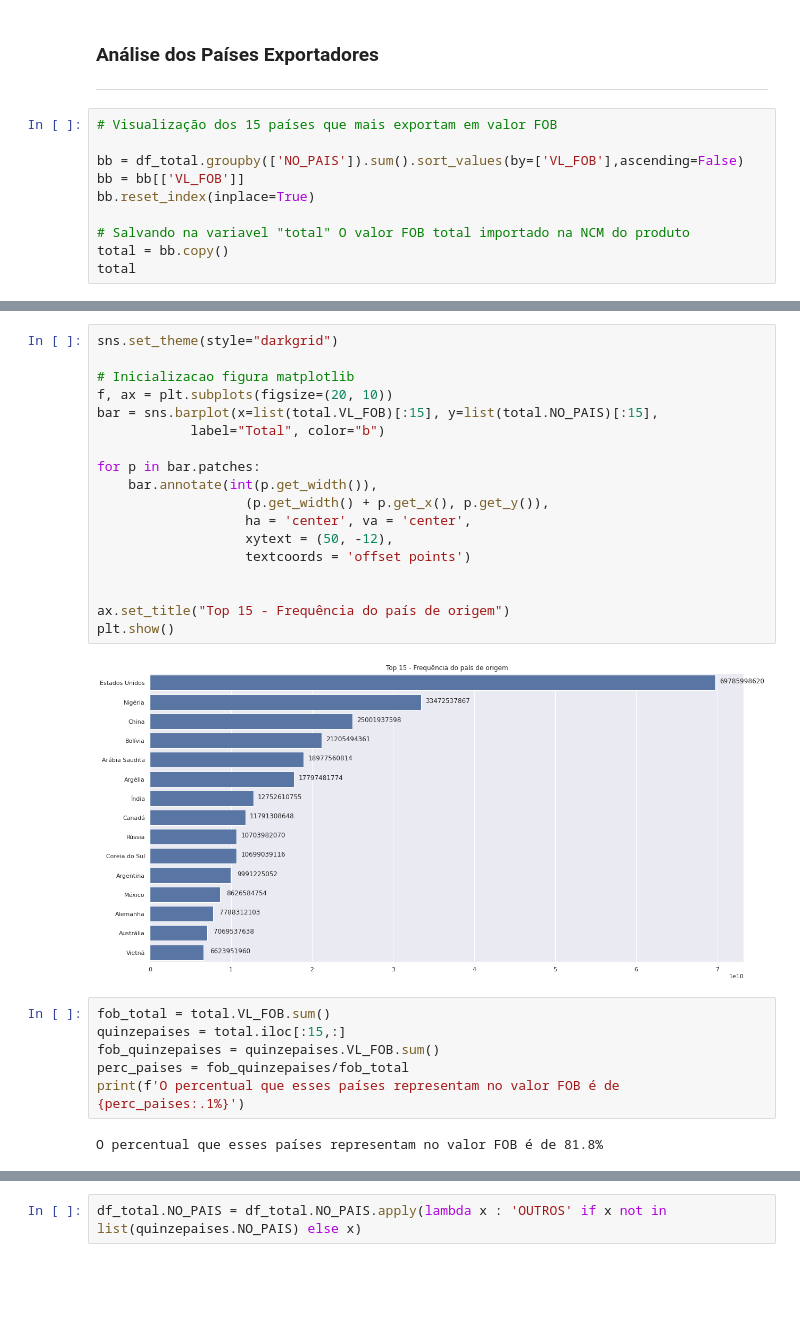
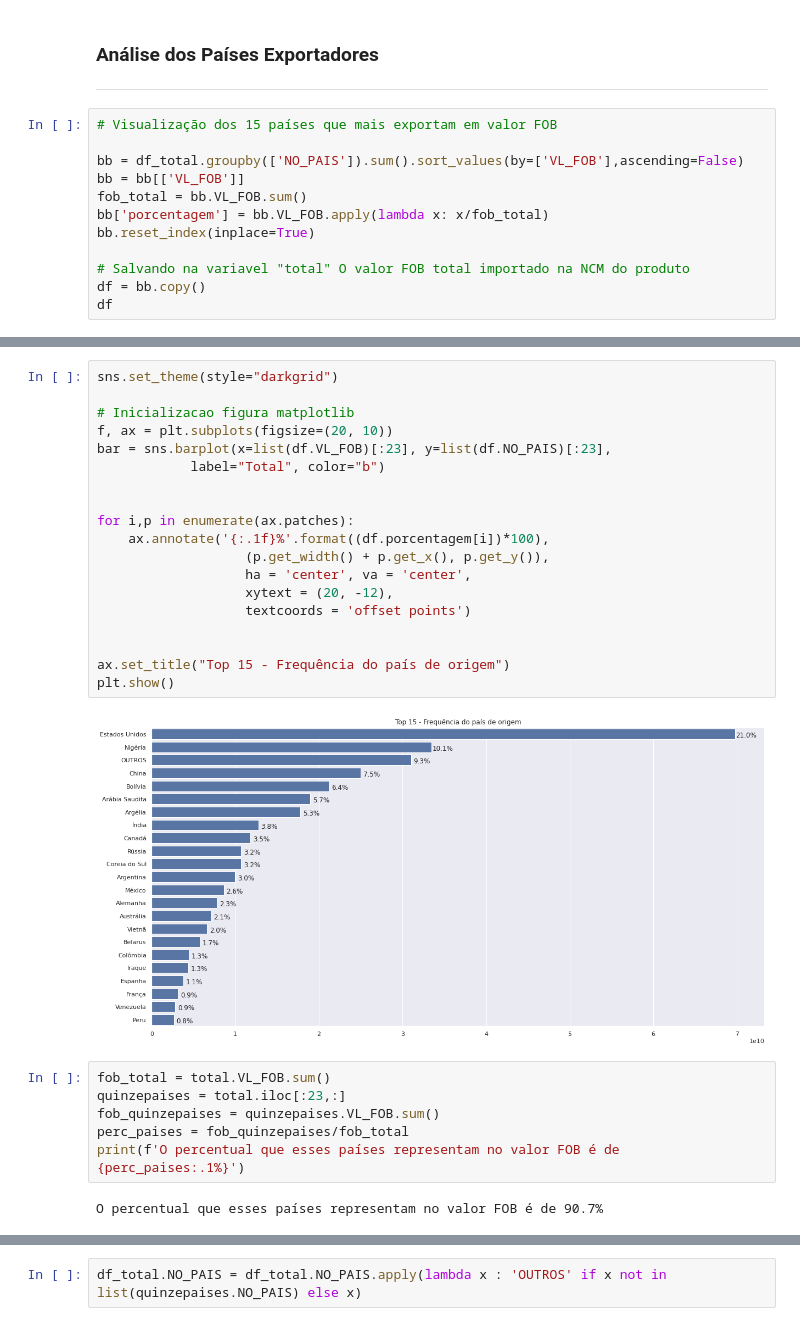
Before and after one commit to Danielpsob/DSWP, a Jupyter notebook: notebooks/analise_dados29-03.ipynb, the cells around one changed output, grey strips where cells are left out. Saved outputs shown, nothing was run; the diff lists cells and outputs as text; blank space fills up the shorter version.

```diff
--- a/notebooks/analise_dados29-03.ipynb
+++ b/notebooks/analise_dados29-03.ipynb
@@ -589,9 +448,11 @@ df_total.head()
 
 bb = df_total.groupby(['NO_PAIS']).sum().sort_values(by=['VL_FOB'],ascending=False)
 bb = bb[['VL_FOB']]
+fob_total = bb.VL_FOB.sum()
+bb['porcentagem'] = bb.VL_FOB.apply(lambda x: x/fob_total)
 bb.reset_index(inplace=True)
 
 # Salvando na variavel "total" O valor FOB total importado na NCM do produto
-total = bb.copy()
-total
+df = bb.copy()
+df
 # %% [output]
@@ -611,31 +476,32 @@ total
 # %%
 sns.set_theme(style="darkgrid")
 
 # Inicializacao figura matplotlib
 f, ax = plt.subplots(figsize=(20, 10))
-bar = sns.barplot(x=list(total.VL_FOB)[:15], y=list(total.NO_PAIS)[:15],
+bar = sns.barplot(x=list(df.VL_FOB)[:23], y=list(df.NO_PAIS)[:23],
             label="Total", color="b")
 
-for p in bar.patches:
-    bar.annotate(int(p.get_width()),
+
+for i,p in enumerate(ax.patches):
+    ax.annotate('{:.1f}%'.format((df.porcentagem[i])*100),
                    (p.get_width() + p.get_x(), p.get_y()),
                    ha = 'center', va = 'center',
-                   xytext = (50, -12),
+                   xytext = (20, -12),
                    textcoords = 'offset points')
 
 
 ax.set_title("Top 15 - Frequência do país de origem")
 plt.show()
 # %% [output]
-[figure, old version]
+[figure, new version]
 # %%
 fob_total = total.VL_FOB.sum()
-quinzepaises = total.iloc[:15,:]
+quinzepaises = total.iloc[:23,:]
 fob_quinzepaises = quinzepaises.VL_FOB.sum()
 perc_paises = fob_quinzepaises/fob_total
 print(f'O percentual que esses países representam no valor FOB é de {perc_paises:.1%}')
 # %% [output]
-O percentual que esses países representam no valor FOB é de 81.8%
+O percentual que esses países representam no valor FOB é de 90.7%
 # %%
 quinzepaises.NO_PAIS
 # %% [output]
```
Also changed, not shown: parts of 49 cells of this notebook.
